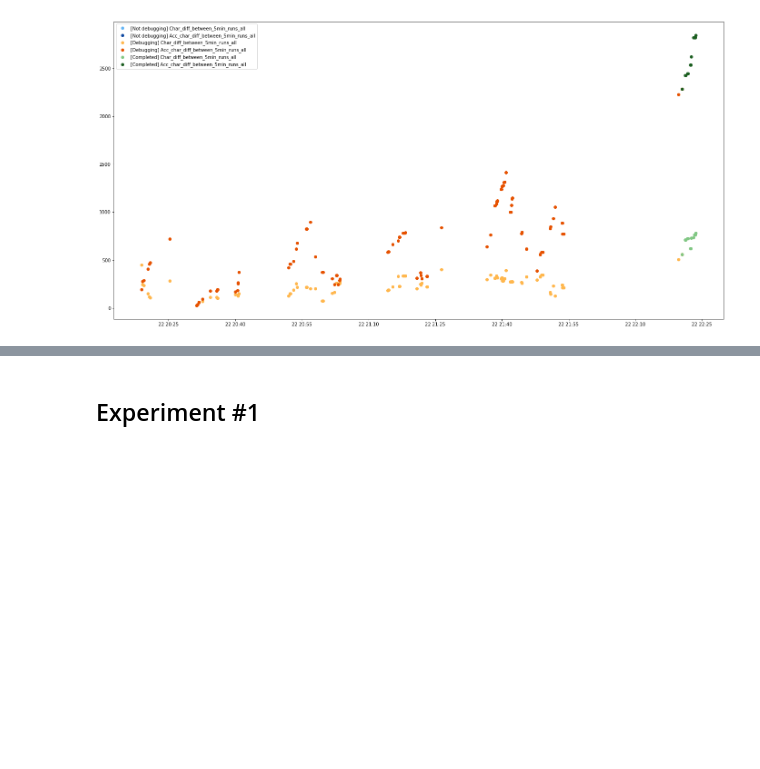
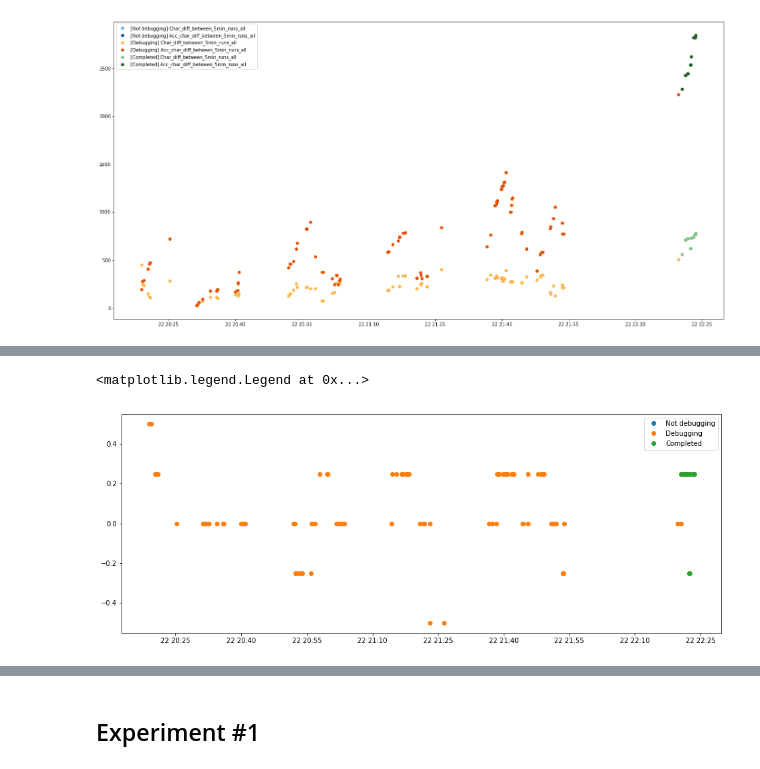
Before and after one commit to hermanmk/jexercise-data-analysis, a Jupyter notebook: Working modes.ipynb, the cells around one changed output, grey strips where cells are left out. Saved outputs shown, nothing was run; the diff lists cells and outputs as text; code cells hidden in the pictures; blank space fills up the shorter version.

```diff
--- a/Working modes.ipynb
+++ b/Working modes.ipynb
@@ -232,0 +282,9 @@ plt.legend()
+# %%
+plt.figure(figsize=(16,6))
+plt.plot(only_runs[not_debugging].Completion_diff_between_5min_runs_all, marker='o', linestyle="None", label='Not debugging')
+plt.plot(only_runs[debugging].Completion_diff_between_5min_runs_all, marker='o', linestyle="None", label='Debugging')
+plt.plot(only_runs[completed].Completion_diff_between_5min_runs_all, marker='o', linestyle="None", label='Completed')
+plt.legend()
+# %% [output]
+<matplotlib.legend.Legend at 0x...>
+[figure, added]
```
Also changed, not shown: parts of 12 cells of this notebook, 2 other files.
